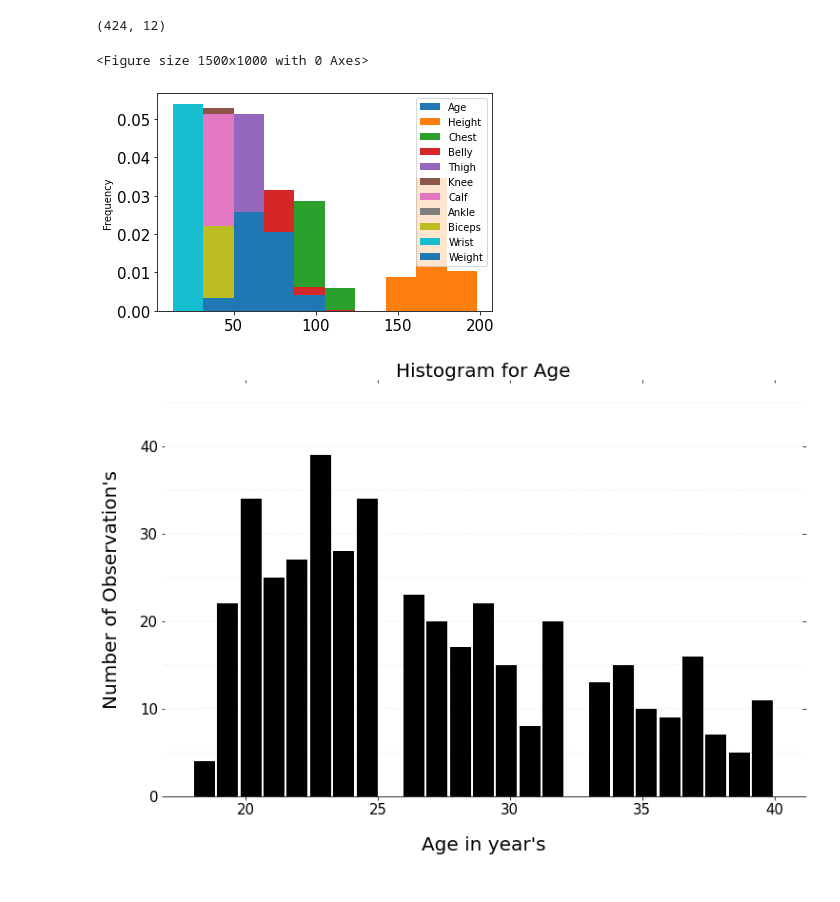
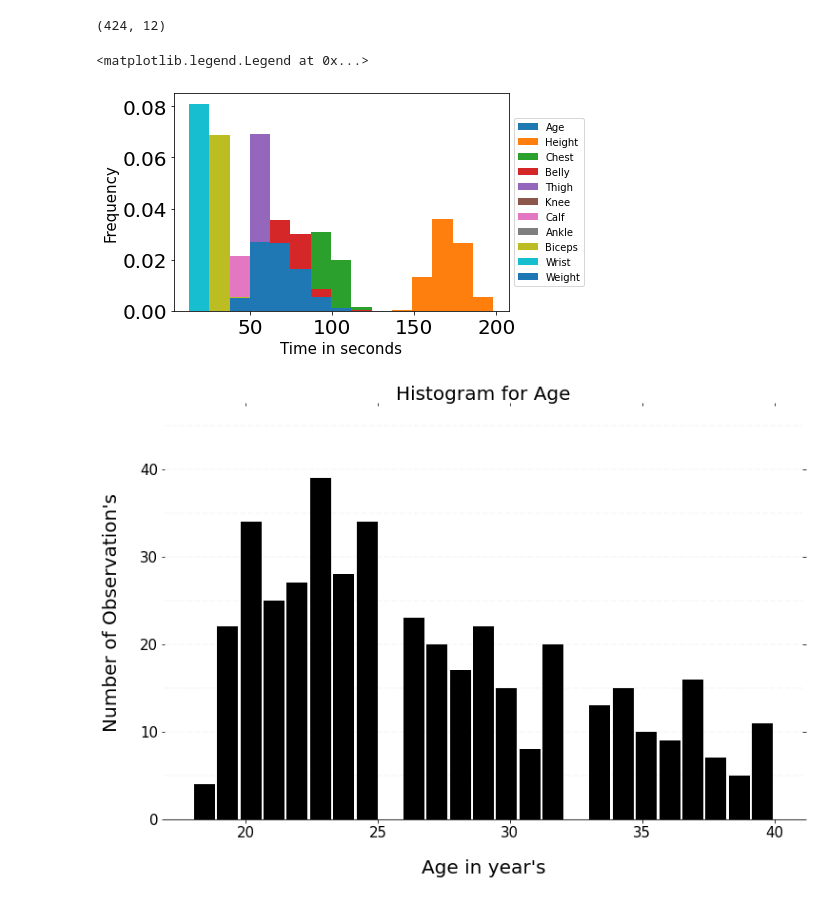
Before and after one commit to r-a-j/Regression-Analysis, a Jupyter notebook: Problem_3_Code_Raj_231811.ipynb, the cells around one changed output. Cells and saved outputs as stored; diff of their text form; code cells hidden in the pictures.

```diff
--- a/Problem_3_Code_Raj_231811.ipynb
+++ b/Problem_3_Code_Raj_231811.ipynb
@@ -94,17 +94,16 @@ df.shape
 # %%
 # Histogram plot
 
-plt.figure(figsize=(15, 10), dpi=100)
-freq_dist_fig = df.plot(kind = "hist", density = True, bins=10)
-plt.rc('xtick', labelsize=15)
-plt.rc('ytick', labelsize=15)
-#plt.xlabel('Time in seconds', fontsize=15)
-#plt.ylabel('Frequency', fontsize=15)
-plt.show()
+freq_dist_fig = df.plot(kind = "hist", density = True, bins=15)
+
+plt.xlabel('Time in seconds', fontsize=15)
+plt.ylabel('Frequency', fontsize=15)
+#plt.show()
 freq_dist_fig.figure.savefig('Plots/Hist.pdf')
+freq_dist_fig.legend(loc='center left', bbox_to_anchor=(1, 0.5))
 # %% [output]
-<Figure size 1500x1000 with 0 Axes>
+<matplotlib.legend.Legend at 0x...>
-[figure, old version]
+[figure, new version]
 # %%
 # Histogram for Age
 
```
Also changed, not shown: parts of 5 cells of this notebook, 1 other file.
